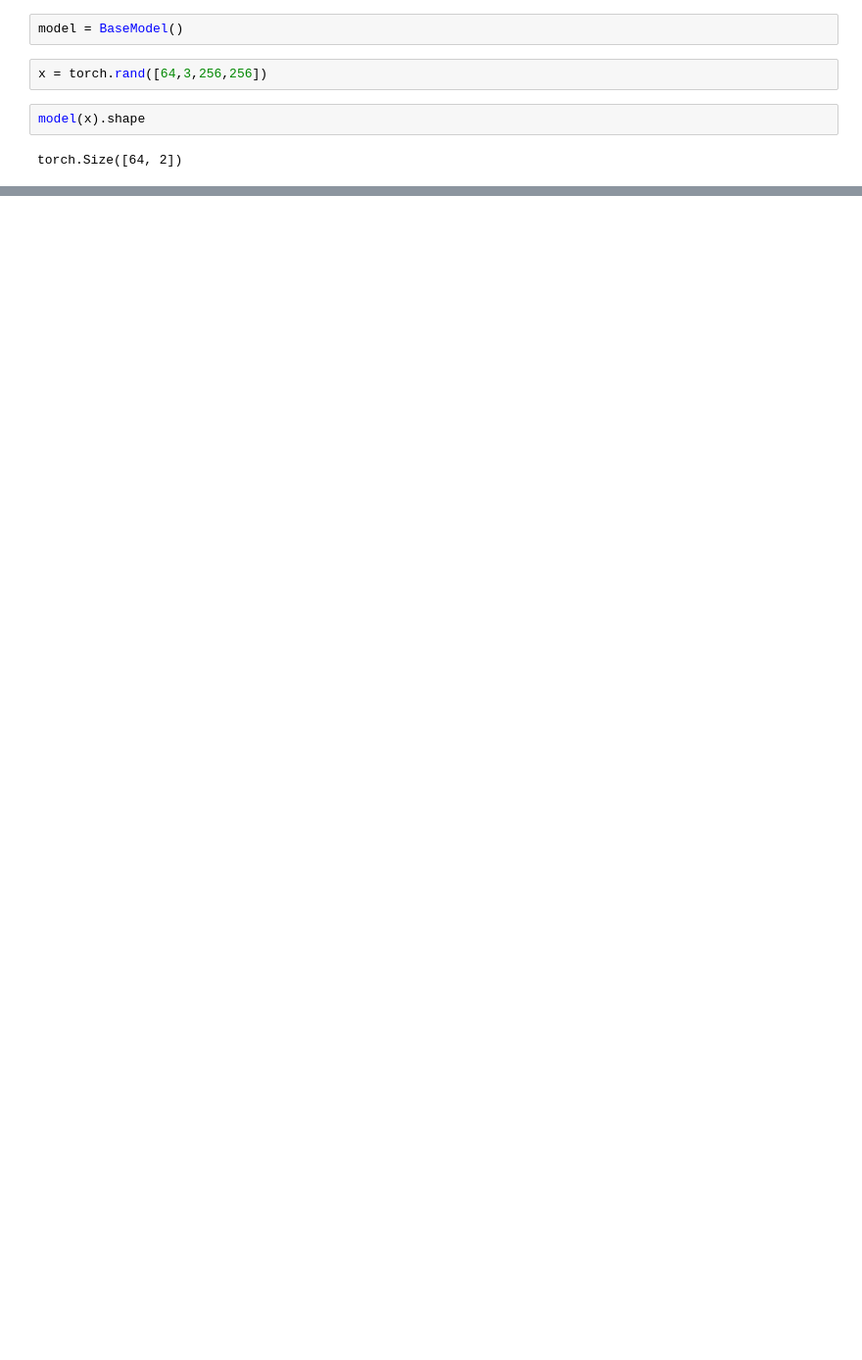
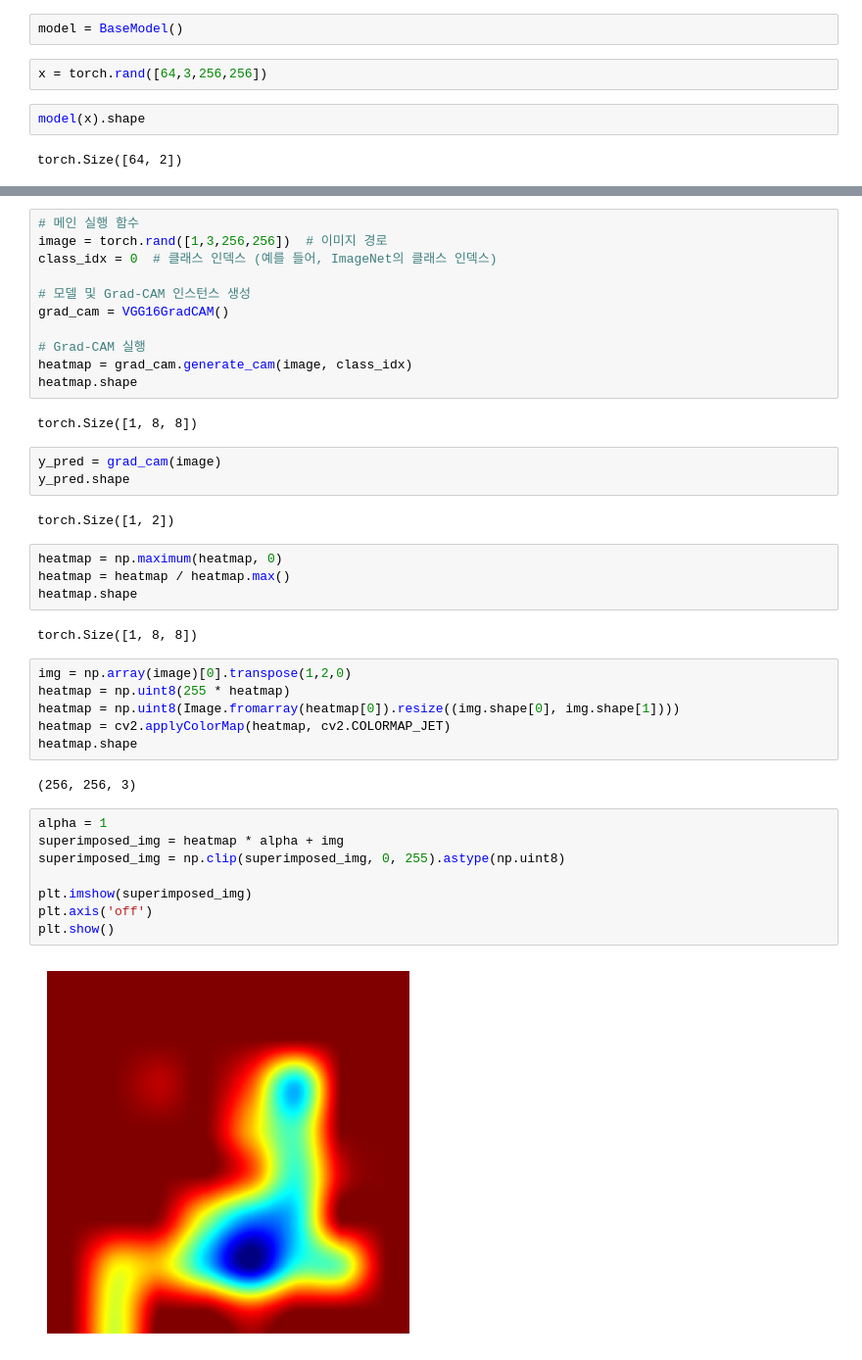
Before and after one commit to aithlab/Conv-Att-MCI, a Jupyter notebook: model_test.ipynb, the cells around one changed output, grey strips where cells are left out. Shown: that part at 98% size. Cells and saved outputs as stored; diff of their text form; blank space fills up the shorter version.

```diff
--- a/model_test.ipynb
+++ b/model_test.ipynb
@@ -31,0 +104,42 @@ torch.Size([64, 2])
+# %%
+# 메인 실행 함수
+image = torch.rand([1,3,256,256])  # 이미지 경로
+class_idx = 0  # 클래스 인덱스 (예를 들어, ImageNet의 클래스 인덱스)
+
+# 모델 및 Grad-CAM 인스턴스 생성
+grad_cam = VGG16GradCAM()
+
+# Grad-CAM 실행
+heatmap = grad_cam.generate_cam(image, class_idx)
+heatmap.shape
+# %% [output]
+torch.Size([1, 8, 8])
+# %%
+y_pred = grad_cam(image)
+y_pred.shape
+# %% [output]
+torch.Size([1, 2])
+# %%
+heatmap = np.maximum(heatmap, 0)
+heatmap = heatmap / heatmap.max()
+heatmap.shape
+# %% [output]
+torch.Size([1, 8, 8])
+# %%
+img = np.array(image)[0].transpose(1,2,0)
+heatmap = np.uint8(255 * heatmap)
+heatmap = np.uint8(Image.fromarray(heatmap[0]).resize((img.shape[0], img.shape[1])))
+heatmap = cv2.applyColorMap(heatmap, cv2.COLORMAP_JET)
+heatmap.shape
+# %% [output]
+(256, 256, 3)
+# %%
+alpha = 1
+superimposed_img = heatmap * alpha + img
+superimposed_img = np.clip(superimposed_img, 0, 255).astype(np.uint8)
+
+plt.imshow(superimposed_img)
+plt.axis('off')
+plt.show()
+# %% [output]
+[figure, added]
```
Also changed, not shown: parts of 3 cells of this notebook, 2 other files.
